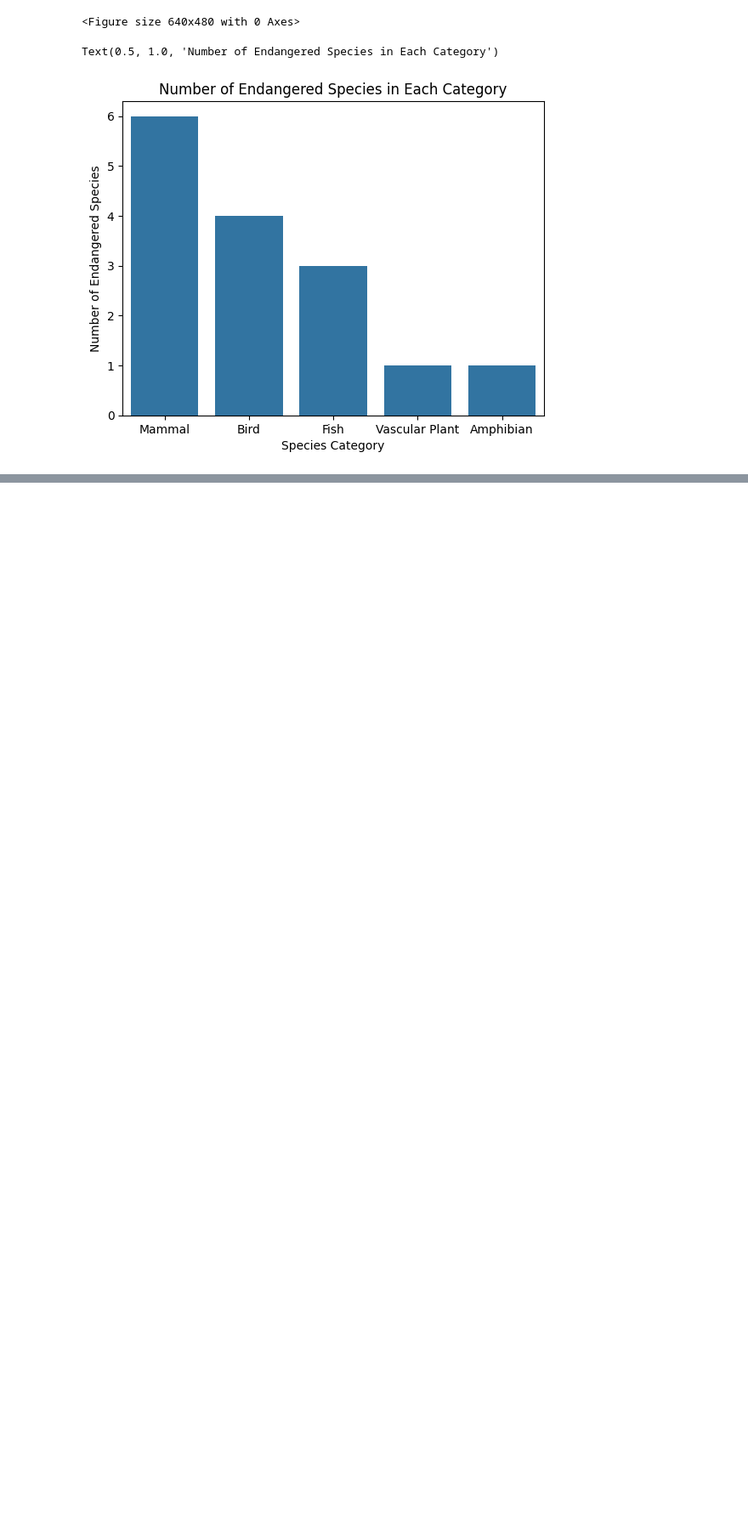
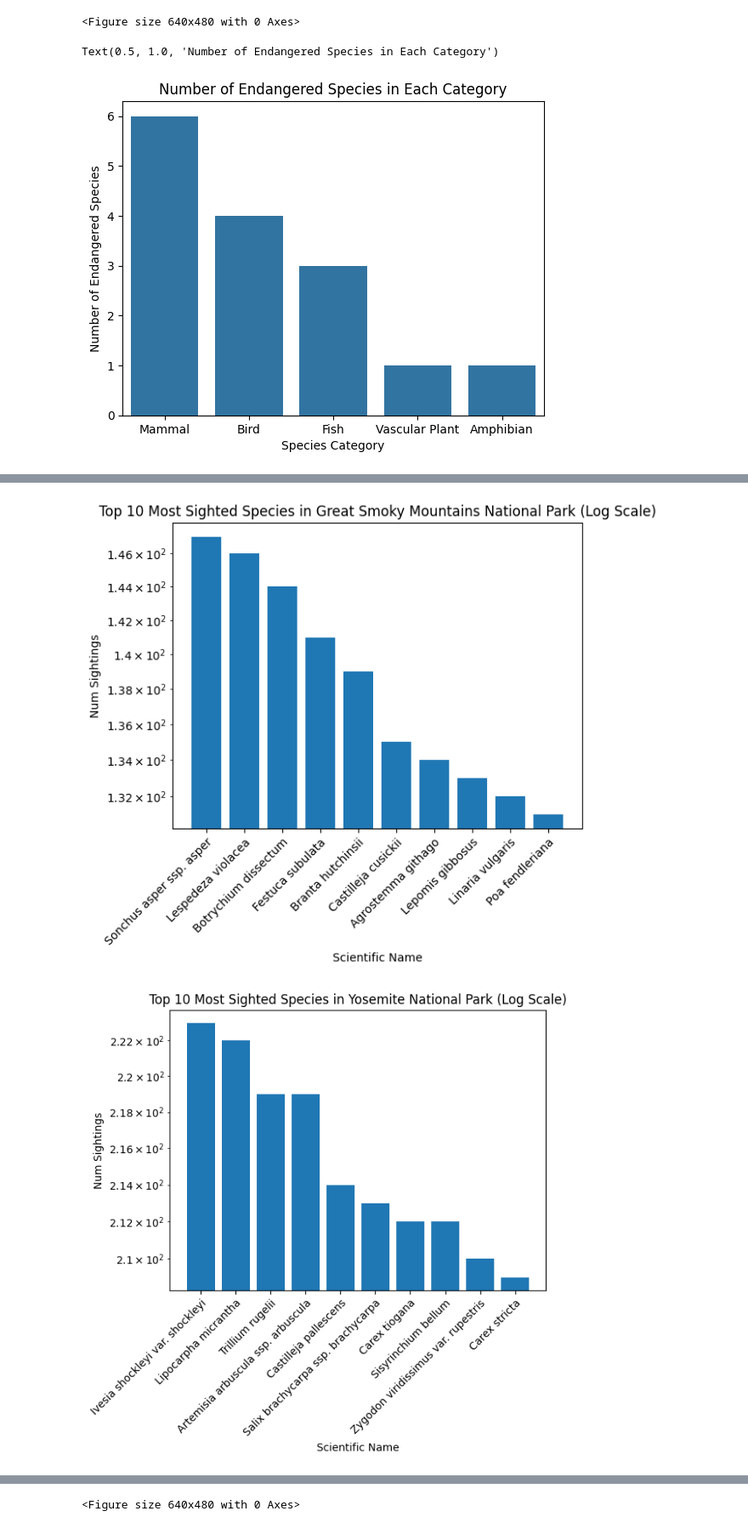
Before and after one commit to Yousif-Al-Khairi/Portfolio, a Jupyter notebook: Portfolio Projects/National Parks Service Portfolio Project/biodiversity.ipynb, the cells around one changed output, grey strips where cells are left out. Shown at 85% size. Drawn from its saved outputs; the diff is of its cells as text; code cells hidden in the pictures; blank space fills up the shorter version.

```diff
--- a/Portfolio Projects/National Parks Service Portfolio Project/biodiversity.ipynb
+++ b/Portfolio Projects/National Parks Service Portfolio Project/biodiversity.ipynb
@@ -132,0 +147,17 @@ Text(0.5, 1.0, 'Number of Endangered Species in Each Category')
+# %%
+#7. Which species were spotted the most at each park?
+for park in observations["park_name"].unique():
+    condition3 = (observations["park_name"] == park)
+    sorted_df = observations[condition3].sort_values(by="observations", ascending = False )
+    top_10 = sorted_df.head(10)
+    plt.bar(top_10['scientific_name'], top_10['observations'])
+    plt.xlabel('Scientific Name')
+    plt.yscale("log")
+    plt.xticks(rotation=45, ha='right', rotation_mode='anchor')
+    plt.ylabel('Num Sightings')
+    plt.title(f'Top 10 Most Sighted Species in {park} (Log Scale)')
+    plt.show()
+    plt.clf()
+# %% [output]
+[figure, added]
+[figure, added]
@@ -132,0 +166 @@ Text(0.5, 1.0, 'Number of Endangered Species in Each Category')
+<Figure size 640x480 with 0 Axes>
```
Also changed, not shown: parts of 5 cells of this notebook.
